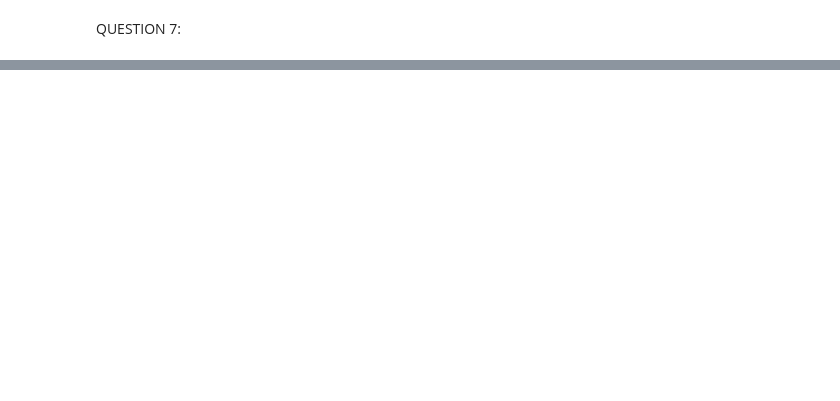
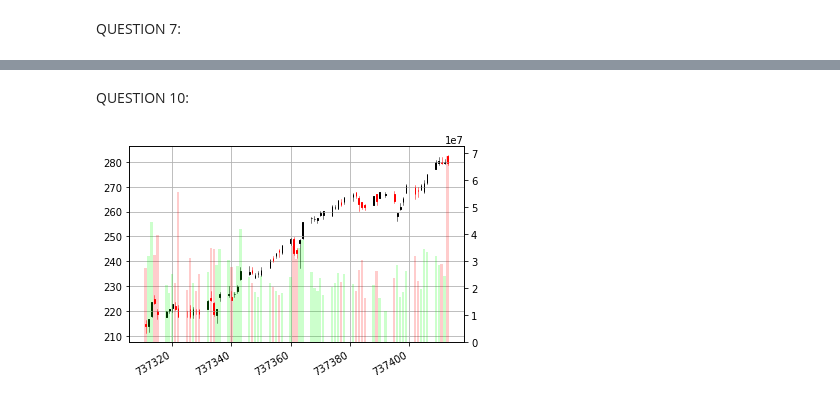
Before and after one commit to khalilacheche/Stocks-Analyser-Fetcher, a Jupyter notebook: main.ipynb, the cells around one changed output, grey strips where cells are left out. Saved outputs shown, nothing was run; the diff lists cells and outputs as text; code cells hidden in the pictures; blank space fills up the shorter version.

```diff
--- a/main.ipynb
+++ b/main.ipynb
@@ -536,0 +487,34 @@ draw_enveloppe("AMZN", datetime(2020,1,9),datetime(2020,3,29), "open", 0.01)
+# %% [markdown]
+QUESTION 10:
+# %%
+def draw_graph_volume (ticker, date_debut,date_fin):
+    query = '''
+      SELECT open_price,close_price,high_price,low_price,date,volume
+      FROM Candlesticks WHERE (ticker IN (\"'''+ticker+"\")"+'''
+      AND (date>=\''''+date_debut.strftime("%Y/%m/%d")+"\' AND date<=\'"+date_fin.strftime("%Y/%m/%d")+"\'))"
+    PROJET = sqlite3.connect('PROJET.db')
+    cursor_PROJET = PROJET.cursor()
+    df=pd.read_sql_query(query,PROJET)
+    df.date=mpl.dates.date2num(pd.to_datetime(df.date))
+    df.index=df.date
+    fig, ax = plt.subplots()
+    quot=df[['date','open_price','high_price','low_price','close_price']].values.tolist()
+    candlestick_ohlc(ax, quotes=quot)
+    ax1 = ax.twinx()
+    color_list=[]
+    green_color=(0,1,0,0.2)
+    red_color=(1,0,0,0.2)
+    for index,row in df.iterrows():
+      if row.open_price> row.close_price:
+        color_list.append(red_color)
+      else:
+        color_list.append(green_color)
+    ax1.bar(df.date,df.volume,color=color_list)
+    ax.autoscale_view()
+    ax.grid(True)
+    fig.autofmt_xdate()
+
+    plt.show()
+draw_graph_volume("AAPL",datetime(2019,9,7),datetime(2019,12,21))
+# %% [output]
+[figure, added]
```
Also changed, not shown: parts of 15 cells of this notebook.
